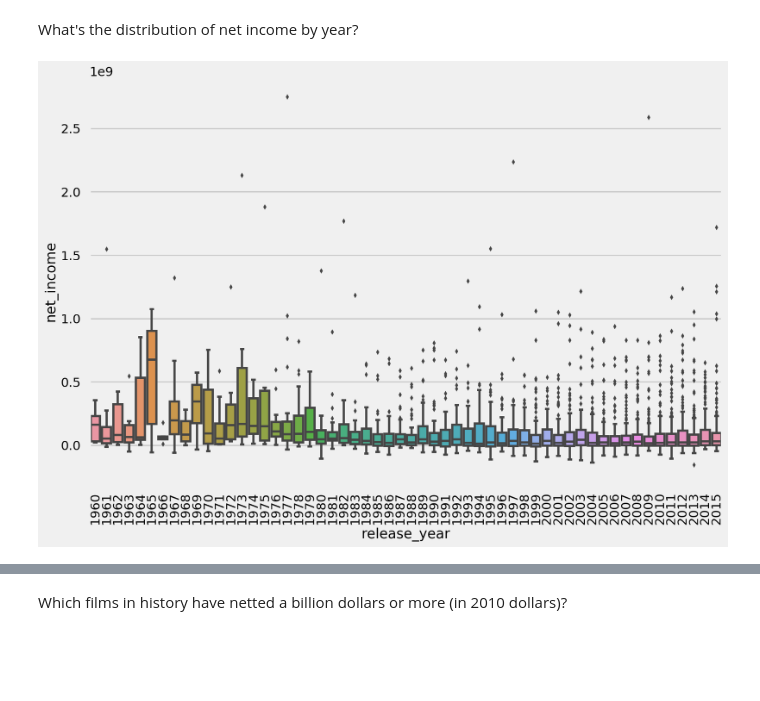
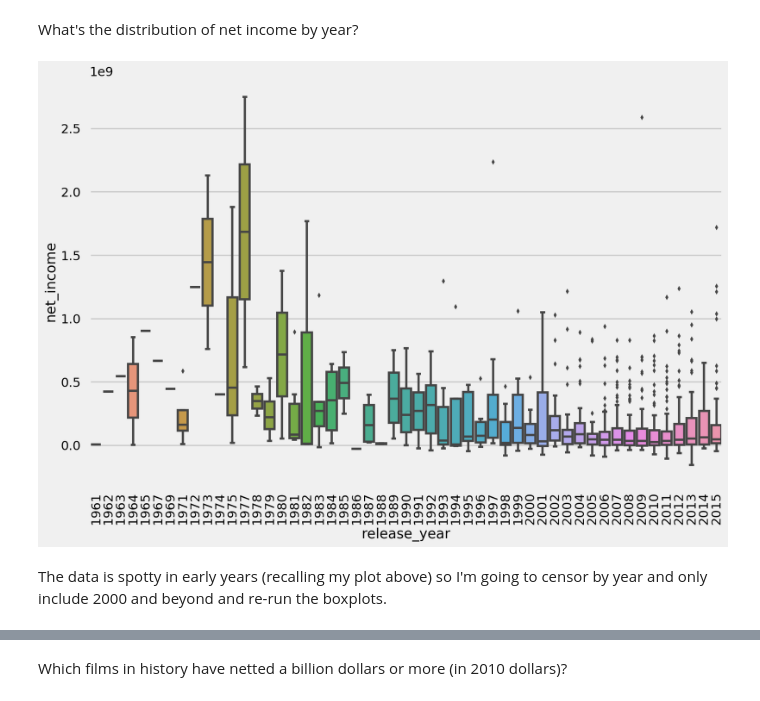
Before and after one commit to kennethn/data-analyst-nanodegree, a Jupyter notebook: 2_Investigate_A_Dataset/2_Investigate_A_Dataset.ipynb, the cells around one changed output, grey strips where cells are left out. Saved outputs shown, nothing was run; the diff lists cells and outputs as text; code cells hidden in the pictures; blank space fills up the shorter version.

Commit message:
Figured out how to flatten the rows and refactored into two dfs

```diff
--- a/2_Investigate_A_Dataset/2_Investigate_A_Dataset.ipynb
+++ b/2_Investigate_A_Dataset/2_Investigate_A_Dataset.ipynb
@@ -247,0 +221,30 @@ Int64Index([2], dtype='int64')
+# %%
+# I found this function for flattening columns that contain
+# multiple delimited values. It does exactly what I need.
+# Found here: https://gist.github.com/jlln/338b4b0b55bd6984f883
+def splitDataFrameList(df, target_column, separator):
+    ''' df = dataframe to split,
+    target_column = the column containing the values to split
+    separator = the symbol used to perform the split
+    returns: a dataframe with each entry for the target column
+    separated, with each element moved into a new row.
+    The values in the other columns are duplicated across
+    the newly divided rows.
+    '''
+    row_accumulator = []
+
+    def splitListToRows(row, separator):
+        split_row = row[target_column].split(separator)
+        for s in split_row:
+            new_row = row.to_dict()
+            new_row[target_column] = s
+            row_accumulator.append(new_row)
+
+    df.apply(splitListToRows, axis=1, args=(separator, ))
+    new_df = pd.DataFrame(row_accumulator)
+    return new_df
+# %%
+# Split and flatten the cast and genres categories
+df_flat = splitDataFrameList(df.dropna(), 'cast', '|')
+df_flat = splitDataFrameList(df_flat.dropna(), 'genres', '|')
+df_flat = splitDataFrameList(df_flat.dropna(), 'keywords', '|')
@@ -247,0 +281,4 @@ Int64Index([2], dtype='int64')
+# %%
+df_vals = df_flat.drop(columns=['genres', 'cast', 'keywords'])
+df_vals.drop_duplicates(inplace=True)
+df_vals.head()
@@ -277,5 +323,5 @@ According to this, _The Warrior's Way_ (2010) was the least profitable movie of
 Finding inaccuracies in the dataset makes me question its quality. I'll proceed with caution when it comes to budget and revenue. Since this one is such an outlier, I'll manually correct it by just dropping the row and moving on.
 # %%
 # Drop The Warrior's Way (id=46528)
-df = df[df.id != 46528]
+df_vals = df_vals[df_vals.id != 46528]
 # %%
@@ -291,8 +366,12 @@ df.sort_values(['net_income'], ascending=True).head()
 # %% [markdown]
 What's the distribution of net income by year?
 # %%
-ax = sns.boxplot(x='release_year', y='net_income', data=df)
+ax = sns.boxplot(x='release_year',
+                 y='net_income',
+                 data=df_vals)
 ax.set_xticklabels(ax.get_xticklabels(), rotation=90)
 plt.show()
 # %% [output]
-[figure, old version]
+[figure, new version]
+# %% [markdown]
+The data is spotty in early years (recalling my plot above) so I'm going to censor by year and only include 2000 and beyond and re-run the boxplots.
```
Also changed, not shown: parts of 32 cells of this notebook.
